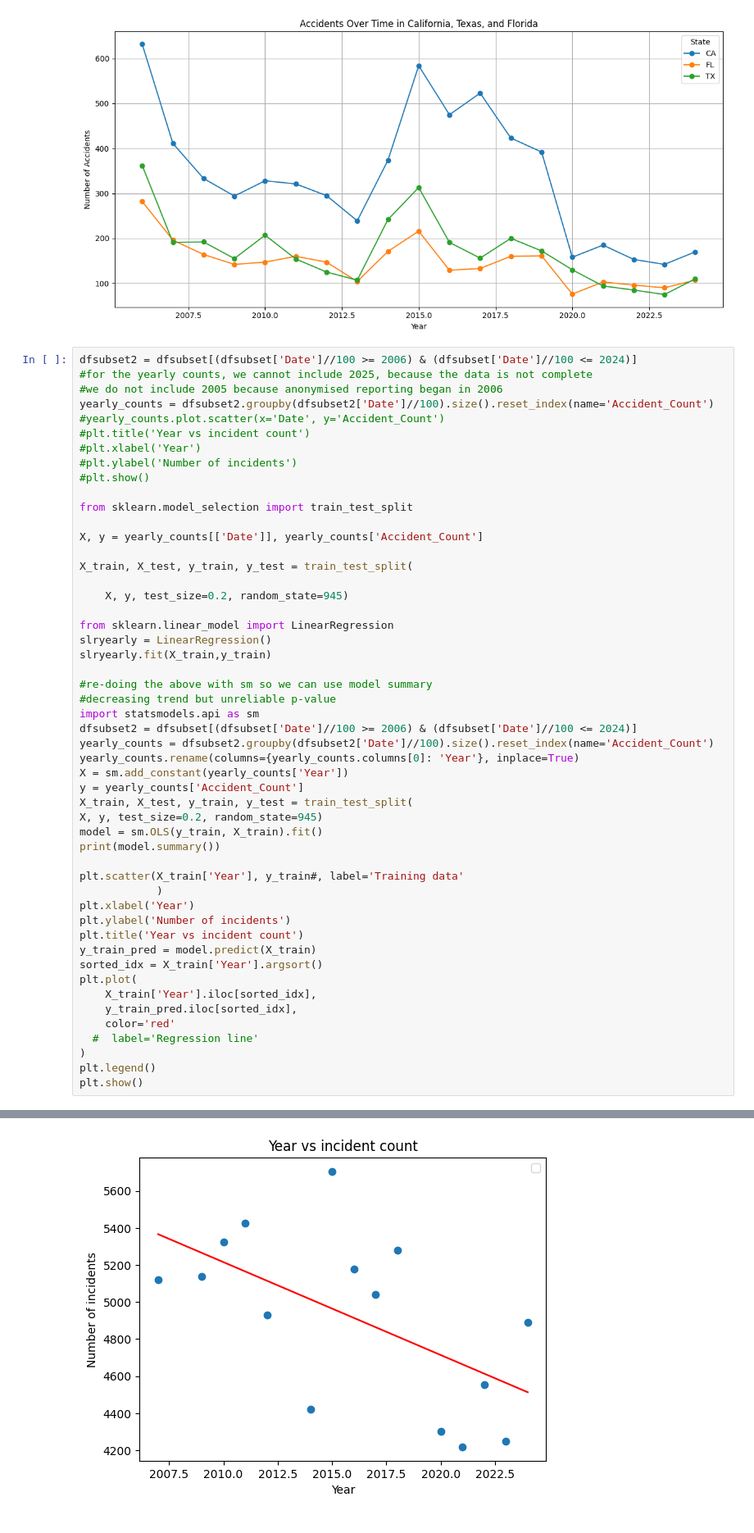
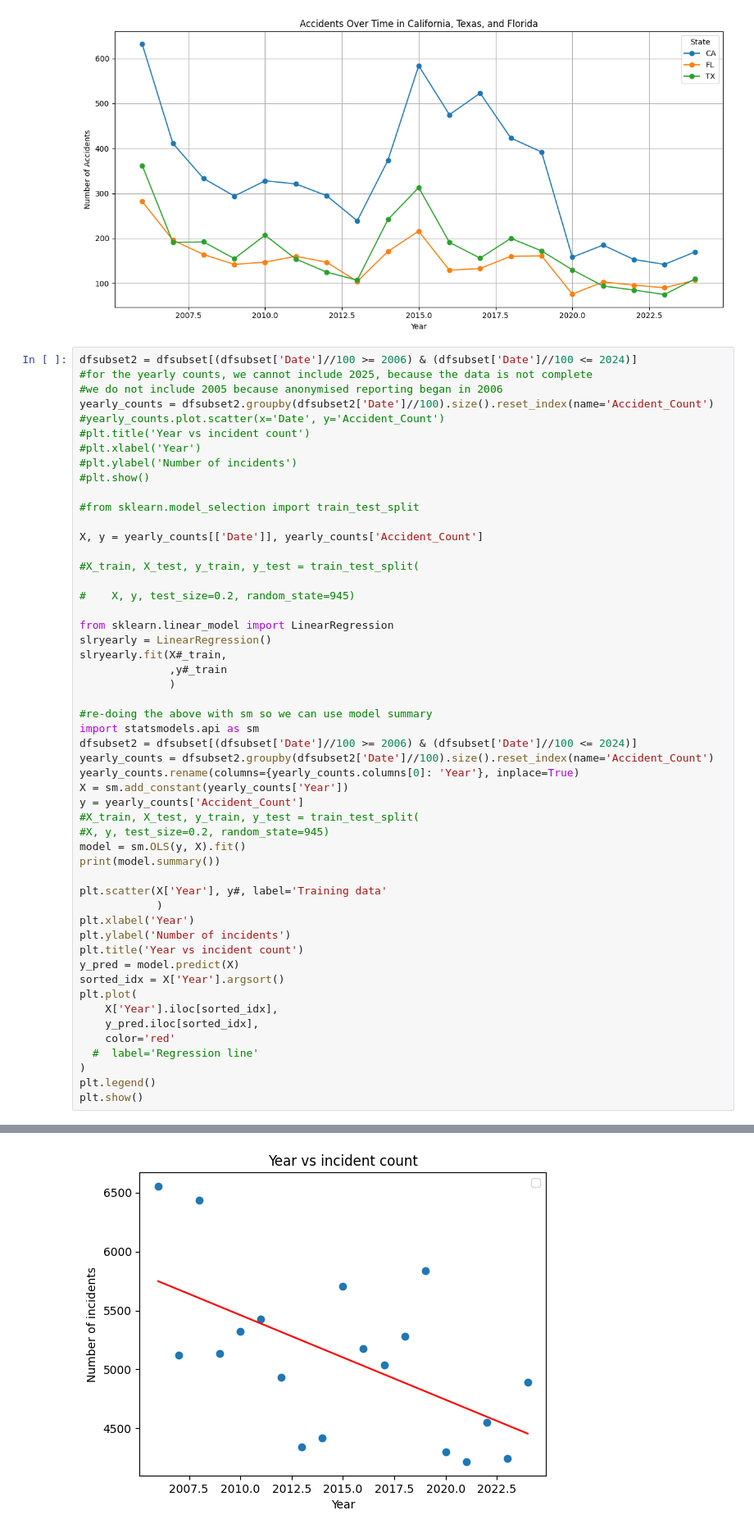
Before and after one commit to terryljh/aviation2, a Jupyter notebook: asrs linear model without test split.ipynb, the cells around one changed output, grey strips where cells are left out. Shown at 82% size. Drawn from its saved outputs; the diff is of its cells as text.

```diff
--- a/asrs linear model without test split.ipynb
+++ b/asrs linear model without test split.ipynb
@@ -324,41 +324,42 @@ yearly_counts = dfsubset2.groupby(dfsubset2['Date']//100).size().reset_index(nam
 #plt.ylabel('Number of incidents')
 #plt.show()
 
-from sklearn.model_selection import train_test_split
+#from sklearn.model_selection import train_test_split
 
 X, y = yearly_counts[['Date']], yearly_counts['Accident_Count']
 
-X_train, X_test, y_train, y_test = train_test_split(
+#X_train, X_test, y_train, y_test = train_test_split(
 
-    X, y, test_size=0.2, random_state=945)
+#    X, y, test_size=0.2, random_state=945)
 
 from sklearn.linear_model import LinearRegression
 slryearly = LinearRegression()
-slryearly.fit(X_train,y_train)
+slryearly.fit(X#_train,
+              ,y#_train
+              )
 
 #re-doing the above with sm so we can use model summary
-#decreasing trend but unreliable p-value
 import statsmodels.api as sm
 dfsubset2 = dfsubset[(dfsubset['Date']//100 >= 2006) & (dfsubset['Date']//100 <= 2024)]
 yearly_counts = dfsubset2.groupby(dfsubset2['Date']//100).size().reset_index(name='Accident_Count')
 yearly_counts.rename(columns={yearly_counts.columns[0]: 'Year'}, inplace=True)
 X = sm.add_constant(yearly_counts['Year'])
 y = yearly_counts['Accident_Count']
-X_train, X_test, y_train, y_test = train_test_split(
-X, y, test_size=0.2, random_state=945)
-model = sm.OLS(y_train, X_train).fit()
+#X_train, X_test, y_train, y_test = train_test_split(
+#X, y, test_size=0.2, random_state=945)
+model = sm.OLS(y, X).fit()
 print(model.summary())
 
-plt.scatter(X_train['Year'], y_train#, label='Training data'
+plt.scatter(X['Year'], y#, label='Training data'
             )
 plt.xlabel('Year')
 plt.ylabel('Number of incidents')
 plt.title('Year vs incident count')
-y_train_pred = model.predict(X_train)
-sorted_idx = X_train['Year'].argsort()
+y_pred = model.predict(X)
+sorted_idx = X['Year'].argsort()
 plt.plot(
-    X_train['Year'].iloc[sorted_idx],
-    y_train_pred.iloc[sorted_idx],
+    X['Year'].iloc[sorted_idx],
+    y_pred.iloc[sorted_idx],
     color='red'
   #  label='Regression line'
 )
@@ -384,5 +385,5 @@ Notes:
 strong multicollinearity or other numerical problems.
-[figure, old version]
+[figure, new version]
 # %%
 #this cell is copied 5-6 times to show all the different airspaces
 dfsubset2 = dfsubset[(dfsubset['Date']//100 >= 2006) & (dfsubset['Date']//100 <= 2024)]
```
Also changed, not shown: parts of 2 cells of this notebook.
